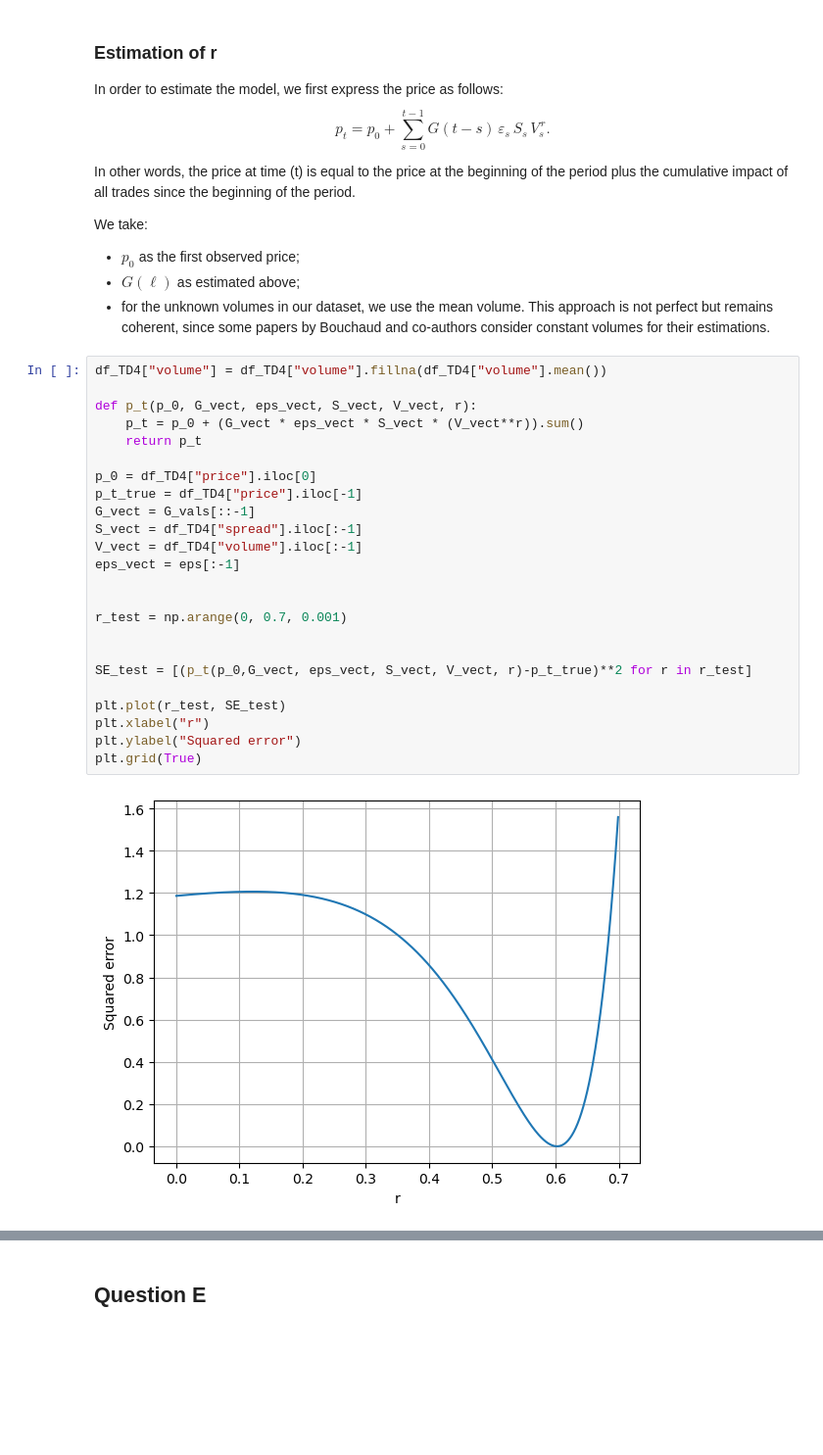
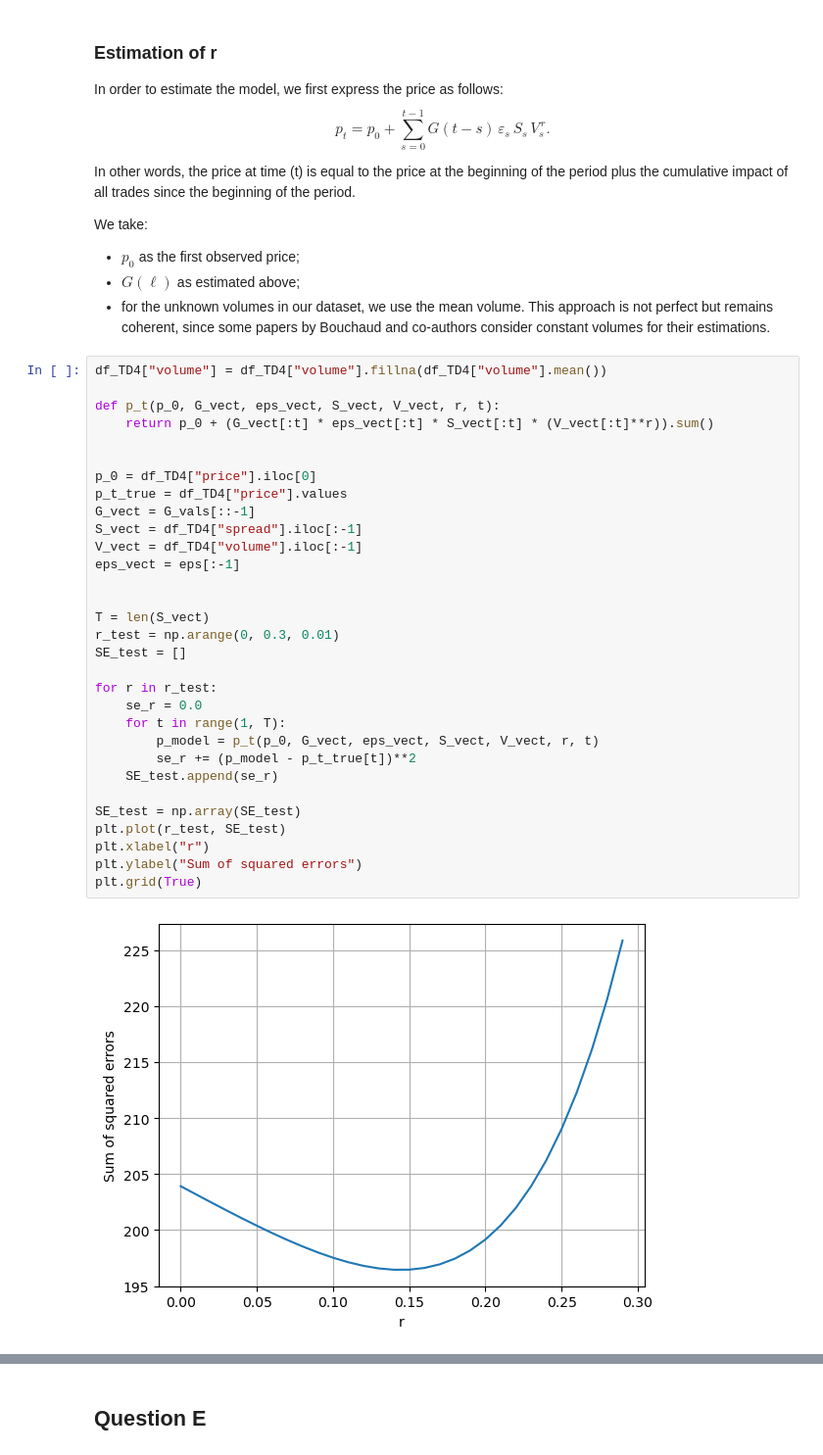
Before and after one commit to NatachaGsn/Market-risk---project, a Jupyter notebook: project.ipynb, the cells around one changed output, grey strips where cells are left out. Shown at 98% size. Cells and saved outputs as stored; diff of their text form; blank space fills up the shorter version.

```diff
--- a/project.ipynb
+++ b/project.ipynb
@@ -716,32 +754,39 @@ We take:
 - $p_0$ as the first observed price;
 - $G(\ell)$ as estimated above;
 - for the unknown volumes in our dataset, we use the mean volume. This approach is not perfect but remains coherent, since some papers by Bouchaud and co-authors consider constant volumes for their estimations.
-# %%
-df_TD4["volume"] = df_TD4["volume"].fillna(df_TD4["volume"].mean())
-
-def p_t(p_0, G_vect, eps_vect, S_vect, V_vect, r):
-    p_t = p_0 + (G_vect * eps_vect * S_vect * (V_vect**r)).sum()
-    return p_t
-
-p_0 = df_TD4["price"].iloc[0]
-p_t_true = df_TD4["price"].iloc[-1]
-G_vect = G_vals[::-1]
-S_vect = df_TD4["spread"].iloc[:-1]
-V_vect = df_TD4["volume"].iloc[:-1]
-eps_vect = eps[:-1]
-
-
-r_test = np.arange(0, 0.7, 0.001)
-
-
-SE_test = [(p_t(p_0,G_vect, eps_vect, S_vect, V_vect, r)-p_t_true)**2 for r in r_test]
-
-plt.plot(r_test, SE_test)
-plt.xlabel("r")
-plt.ylabel("Squared error")
-plt.grid(True)
-# %% [output]
-[figure, removed]
+# %%
+df_TD4["volume"] = df_TD4["volume"].fillna(df_TD4["volume"].mean())
+
+def p_t(p_0, G_vect, eps_vect, S_vect, V_vect, r, t):
+    return p_0 + (G_vect[:t] * eps_vect[:t] * S_vect[:t] * (V_vect[:t]**r)).sum()
+
+
+p_0 = df_TD4["price"].iloc[0]
+p_t_true = df_TD4["price"].values
+G_vect = G_vals[::-1]
+S_vect = df_TD4["spread"].iloc[:-1]
+V_vect = df_TD4["volume"].iloc[:-1]
+eps_vect = eps[:-1]
+
+
+T = len(S_vect)
+r_test = np.arange(0, 0.3, 0.01)
+SE_test = []
+
+for r in r_test:
+    se_r = 0.0
+    for t in range(1, T):
+        p_model = p_t(p_0, G_vect, eps_vect, S_vect, V_vect, r, t)
+        se_r += (p_model - p_t_true[t])**2
+    SE_test.append(se_r)
+
+SE_test = np.array(SE_test)
+plt.plot(r_test, SE_test)
+plt.xlabel("r")
+plt.ylabel("Sum of squared errors")
+plt.grid(True)
+# %% [output]
+[figure, added]
 # %% [markdown]
 ### Discussion
 
```
Also changed, not shown: parts of 12 cells of this notebook.
